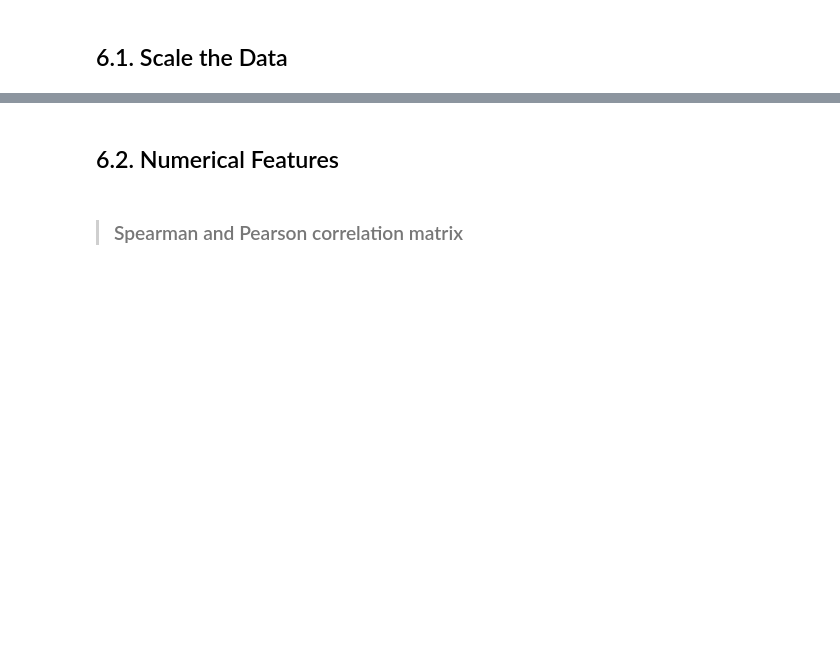
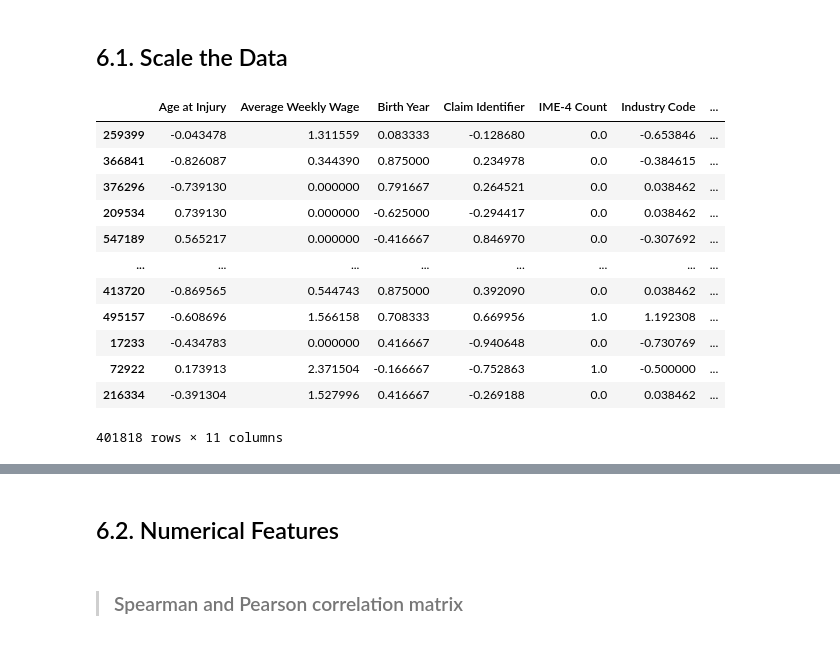
Before and after one commit to xandga/Machine_Learning_project, a Jupyter notebook: Attempts/NotebookOutliers copy.ipynb, the cells around one changed output, grey strips where cells are left out. Drawn from its saved outputs; the diff is of its cells as text; code cells hidden in the pictures; blank space fills up the shorter version.

Commit message:
Mudanças outliers e feature selection

```diff
--- a/Attempts/NotebookOutliers copy.ipynb
+++ b/Attempts/NotebookOutliers copy.ipynb
@@ -977,8 +1010,30 @@ X_train_cat['Agreement Reached'] = X_train['Agreement Reached']
 numerical_columns = df_train.select_dtypes(include=['float64', 'int64']).columns
 # %%
 #scaling features
+# Usar robustscaler para dados que contêm outliers
+# Usar minmaxscaler para dados que não têm outliers (conversa do chatgpt)
+from sklearn.preprocessing import RobustScaler
 feat_scaler = RobustScaler()
 X_train[numerical_columns] = feat_scaler.fit_transform(X_train[numerical_columns])
 
+X_train_num_scaled = X_train[numerical_columns]
+
 #apply same transformation for test data
 X_val[numerical_columns] = feat_scaler.transform(X_val[numerical_columns])
+
+#X_val, X_train
+X_train_num_scaled
+# %% [output]
+|  | Age at Injury | Average Weekly Wage | Birth Year | Claim Identifier | IME-4 Count | Industry Code | ... |
+| 259399 | -0.043478 | 1.311559 | 0.083333 | -0.128680 | 0.0 | -0.653846 | ... |
+| 366841 | -0.826087 | 0.344390 | 0.875000 | 0.234978 | 0.0 | -0.384615 | ... |
+| 376296 | -0.739130 | 0.000000 | 0.791667 | 0.264521 | 0.0 | 0.038462 | ... |
+| 209534 | 0.739130 | 0.000000 | -0.625000 | -0.294417 | 0.0 | 0.038462 | ... |
+| 547189 | 0.565217 | 0.000000 | -0.416667 | 0.846970 | 0.0 | -0.307692 | ... |
+| ... | ... | ... | ... | ... | ... | ... | ... |
+| 413720 | -0.869565 | 0.544743 | 0.875000 | 0.392090 | 0.0 | 0.038462 | ... |
+| 495157 | -0.608696 | 1.566158 | 0.708333 | 0.669956 | 1.0 | 1.192308 | ... |
+| 17233 | -0.434783 | 0.000000 | 0.416667 | -0.940648 | 0.0 | -0.730769 | ... |
+| 72922 | 0.173913 | 2.371504 | -0.166667 | -0.752863 | 1.0 | -0.500000 | ... |
+| 216334 | -0.391304 | 1.527996 | 0.416667 | -0.269188 | 0.0 | 0.038462 | ... |
+401818 rows × 11 columns
```
Also changed, not shown: parts of 21 cells of this notebook, 2 other files.
